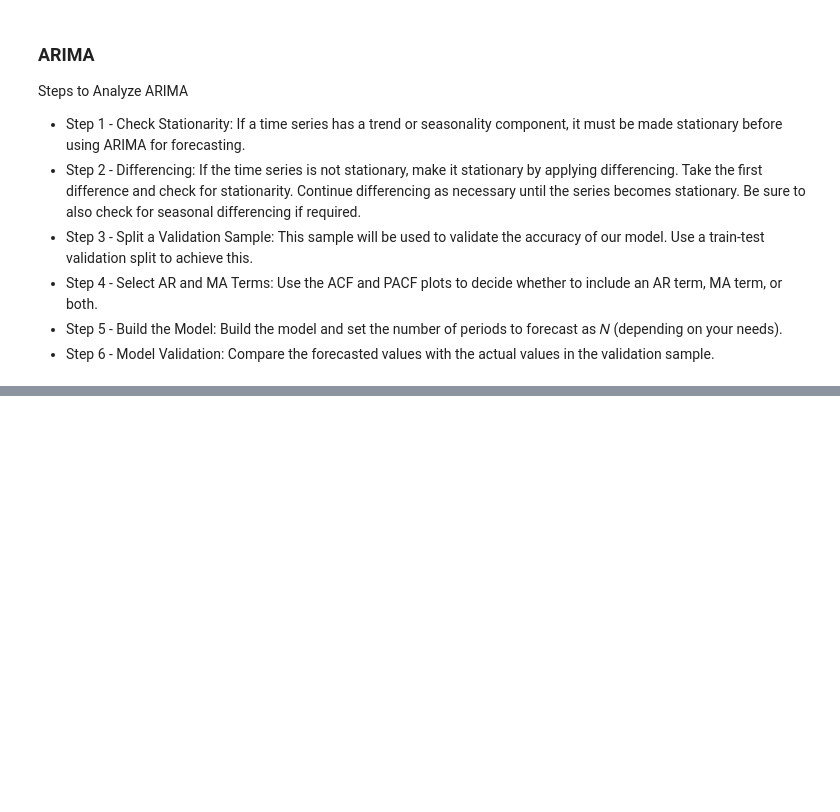
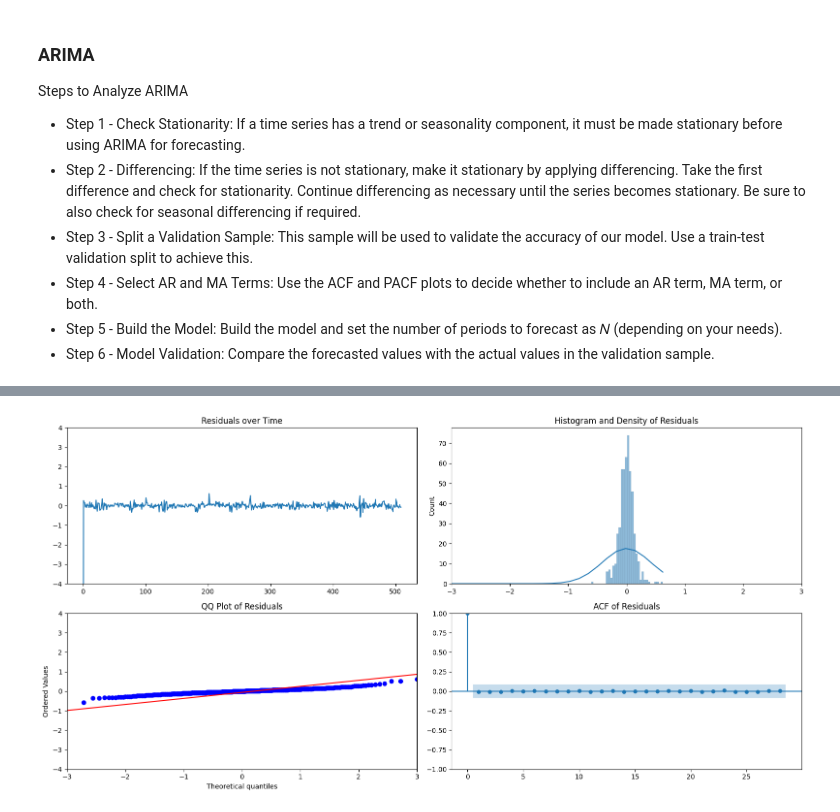
Before and after one commit to rodri-iot/machine_learning_project_time_series, a Jupyter notebook: src/explore.ipynb, the cells around one changed output, grey strips where cells are left out. Cells and saved outputs as stored; diff of their text form; code cells hidden in the pictures; blank space fills up the shorter version.

```diff
--- a/src/explore.ipynb
+++ b/src/explore.ipynb
@@ -909,0 +1007,34 @@ between arima and model) and statsmodels.tsa.SARIMAX.
+# %%
+import scipy.stats as stats
+
+# Residuales del modelo
+residuals = model_fit.resid
+
+# Crear una figura con 4 subgráficos
+fig, axs = plt.subplots(2, 2, figsize=(16, 8))
+
+# Gráfico 1: Residuales en el tiempo
+axs[0, 0].plot(residuals)
+axs[0, 0].set_title("Residuals over Time")
+axs[0, 0].set_ylim(-4, 4)
+
+# Gráfico 2: Histograma y Densidad de los Residuales
+sns.histplot(residuals, kde=True, ax=axs[0, 1])
+axs[0, 1].set_title("Histogram and Density of Residuals")
+axs[0, 1].set_xlim(-3, 3)
+
+# Gráfico 3: QQ-Plot de los Residuales
+stats.probplot(residuals, dist="norm", plot=axs[1, 0])
+axs[1, 0].set_title("QQ Plot of Residuals")
+axs[1, 0].set_ylim(-4, 4)
+axs[1, 0].set_xlim(-3, 3)
+
+# Gráfico 4: ACF de los Residuales
+plot_acf(residuals, ax=axs[1, 1])
+axs[1, 1].set_title("ACF of Residuals")
+
+# Mostrar el gráfico
+plt.tight_layout()
+plt.show()
+# %% [output]
+[figure, added]
```
Also changed, not shown: parts of 7 cells of this notebook.
